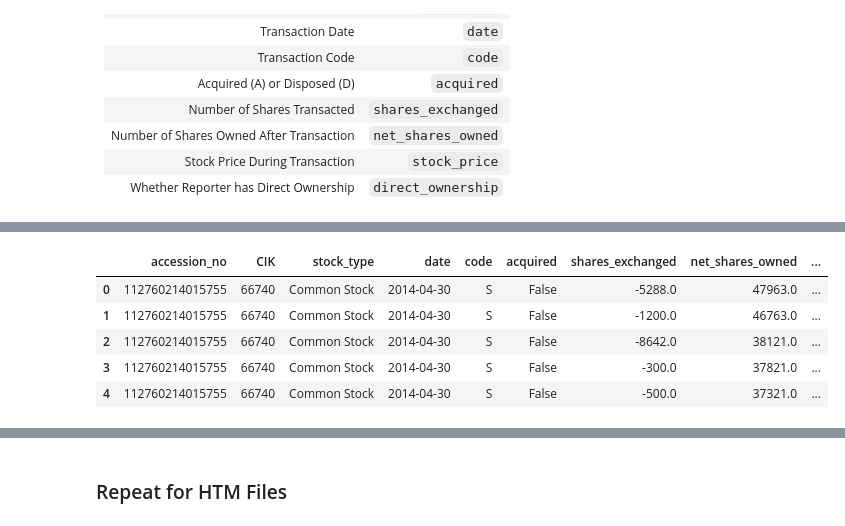
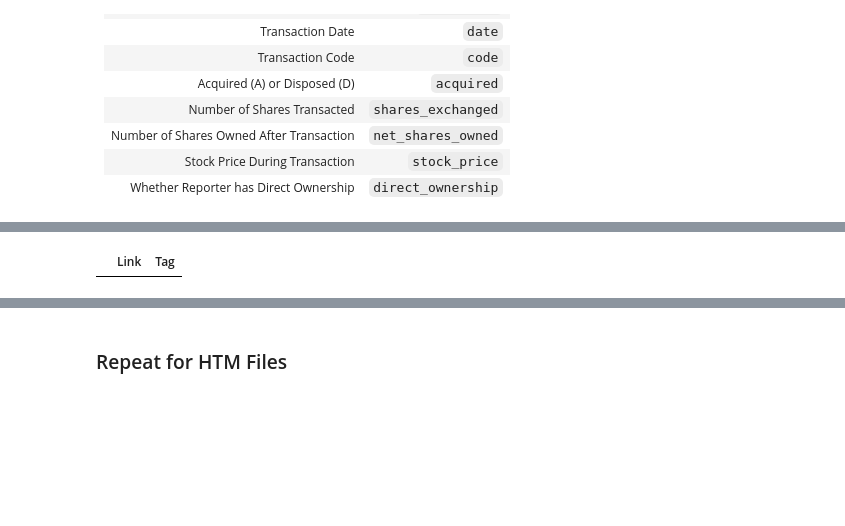
Before and after one commit to oongjiexiang/URECA-Research, a Jupyter notebook: Research_Insider_Trading (Actual).ipynb, the cells around one changed output, grey strips where cells are left out. Drawn from its saved outputs; the diff is of its cells as text; code cells hidden in the pictures; blank space fills up the shorter version.

```diff
--- a/Research_Insider_Trading (Actual).ipynb
+++ b/Research_Insider_Trading (Actual).ipynb
@@ -749,14 +747,3 @@ def extract_xml(record):
     except:
         reporter_title = np.NaN
     return [trad_symbol, accession_no, form, reporter_name, reporter_cik, reporter_title, is_director, is_officer, is_beneficial_owner, is_other]
-# %%
-headers = {"User-Agent": "Mozilla/5.0 (Windows NT 10.0; Win64; x64) AppleWebKit/537.36 (KHTML, like Gecko) Chrome/90.0.4430.212 Safari/537.36"}
-content = requests.get('https://www.sec.gov/Archives/edgar/data/66740/000112760213023848/form4.xml', headers = headers).content
-bs_content = bs(content, 'lxml')
-print(bs_content)
-try:
-    trad_symbol = bs_content.find("issuertradingsymbol").text
-except:
-    print(record['Link'], '<issuertradingsymbol> not found')
-    trad_symbol = ""      #bs_content.find("issuername").text
-trad_symbol
@@ -987,12 +933,8 @@ KeyError: "Passing list-likes to .loc or [] with any missing labels is no longer
 # %%
 tx_data.head()
+not_found_data.head()
 # %% [output]
-|  | accession_no | CIK | stock_type | date | code | acquired | shares_exchanged | net_shares_owned | ... |
-| 0 | 112760214015755 | 66740 | Common Stock | 2014-04-30 | S | False | -5288.0 | 47963.0 | ... |
-| 1 | 112760214015755 | 66740 | Common Stock | 2014-04-30 | S | False | -1200.0 | 46763.0 | ... |
-| 2 | 112760214015755 | 66740 | Common Stock | 2014-04-30 | S | False | -8642.0 | 38121.0 | ... |
-| 3 | 112760214015755 | 66740 | Common Stock | 2014-04-30 | S | False | -300.0 | 37821.0 | ... |
-| 4 | 112760214015755 | 66740 | Common Stock | 2014-04-30 | S | False | -500.0 | 37321.0 | ... |
+|  | Link | Tag |
 # %%
 tx_data.to_csv(FORM4_TX_XML, sep='|', index = False)
 files.download(FORM4_TX_XML)
```
Also changed, not shown: parts of 9 cells of this notebook, 1 other file.
